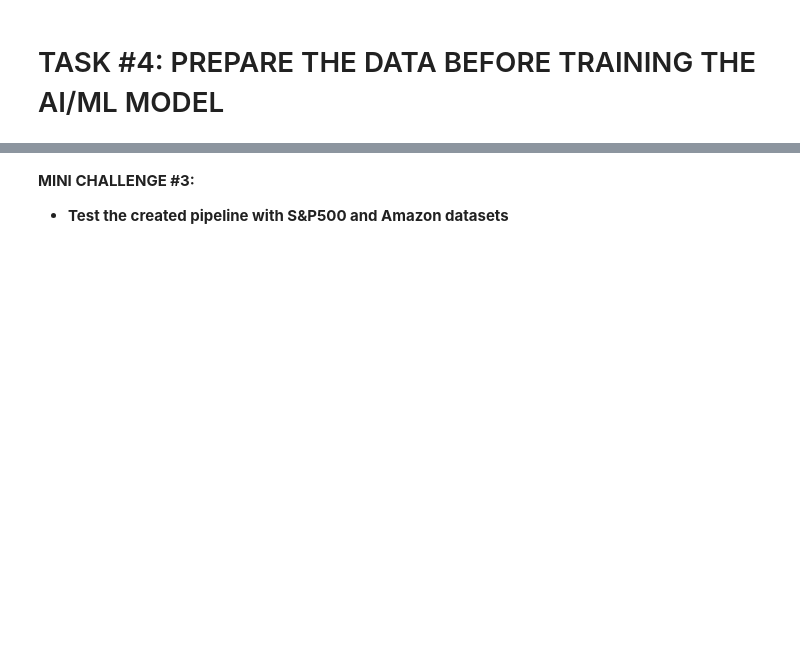
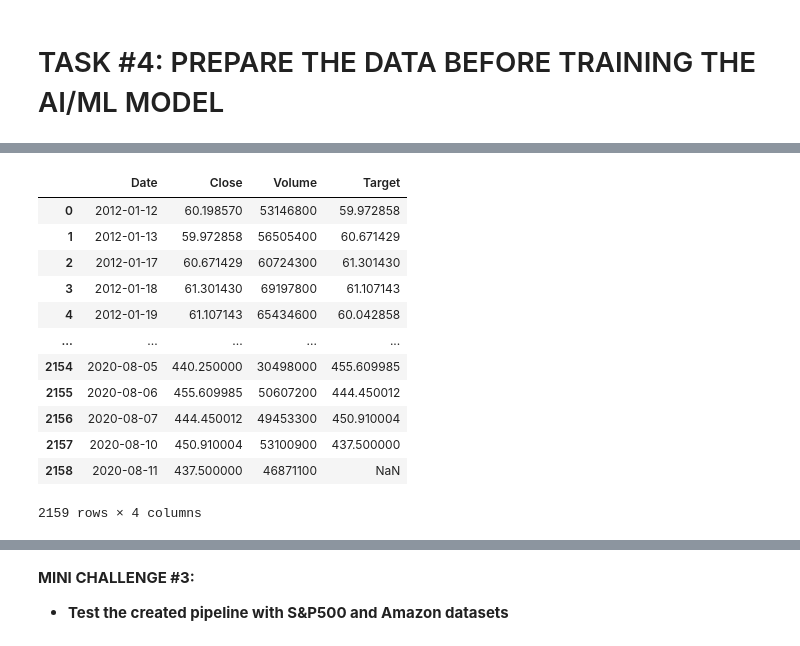
Before and after one commit to setu-shah/Finance-Project, a Jupyter notebook: ML_In_Finance_Stock_Price_Predictions_Using_Regression_&_LSTM_Skeleton.ipynb, the cells around one changed output, grey strips where cells are left out. Drawn from its saved outputs; the diff is of its cells as text; code cells hidden in the pictures; blank space fills up the shorter version.

```diff
--- a/ML_In_Finance_Stock_Price_Predictions_Using_Regression_&_LSTM_Skeleton.ipynb
+++ b/ML_In_Finance_Stock_Price_Predictions_Using_Regression_&_LSTM_Skeleton.ipynb
@@ -179,9 +191,17 @@ interactive_plot(stock_price_df, "Stock Prices")
 ![alt text](https://drive.google.com/uc?id=1uXYYHfgeJyncu4BZRAooTC4iCclH9e9B)
 # %%
 # Function to concatenate the date, stock price, and volume in one dataframe
+def individual_stock(price_df, vol_df, name):
+  return pd.DataFrame({'Date': price_df['Date'], 'Close': price_df[name], 'Volume': vol_df[name]})
 # %%
 # Function to return the input/output (target) data for AI/ML Model
 # Note that our goal is to predict the future stock price
 # Target stock price today will be tomorrow's price
+def trading_window(data):
+  n = 1
+  data['Target'] = data[['Close']].shift(-n)
+  return data
 # %%
 # Let's test the functions and get individual stock prices and volumes for AAPL
+price_volume_df = individual_stock(stock_price_df, stock_vol_df, 'AAPL')
+price_volume_df
@@ -188,2 +222,19 @@ interactive_plot(stock_price_df, "Stock Prices")
+# %%
+price_volume_target_df = trading_window(price_volume_df)
+price_volume_target_df
+# %% [output]
+|  | Date | Close | Volume | Target |
+| 0 | 2012-01-12 | 60.198570 | 53146800 | 59.972858 |
+| 1 | 2012-01-13 | 59.972858 | 56505400 | 60.671429 |
+| 2 | 2012-01-17 | 60.671429 | 60724300 | 61.301430 |
+| 3 | 2012-01-18 | 61.301430 | 69197800 | 61.107143 |
+| 4 | 2012-01-19 | 61.107143 | 65434600 | 60.042858 |
+| ... | ... | ... | ... | ... |
+| 2154 | 2020-08-05 | 440.250000 | 30498000 | 455.609985 |
+| 2155 | 2020-08-06 | 455.609985 | 50607200 | 444.450012 |
+| 2156 | 2020-08-07 | 444.450012 | 49453300 | 450.910004 |
+| 2157 | 2020-08-10 | 450.910004 | 53100900 | 437.500000 |
+| 2158 | 2020-08-11 | 437.500000 | 46871100 | NaN |
+2159 rows × 4 columns
 # %%
 # Remove the last row as it will be a null value
```
Also changed, not shown: parts of 33 cells of this notebook.
